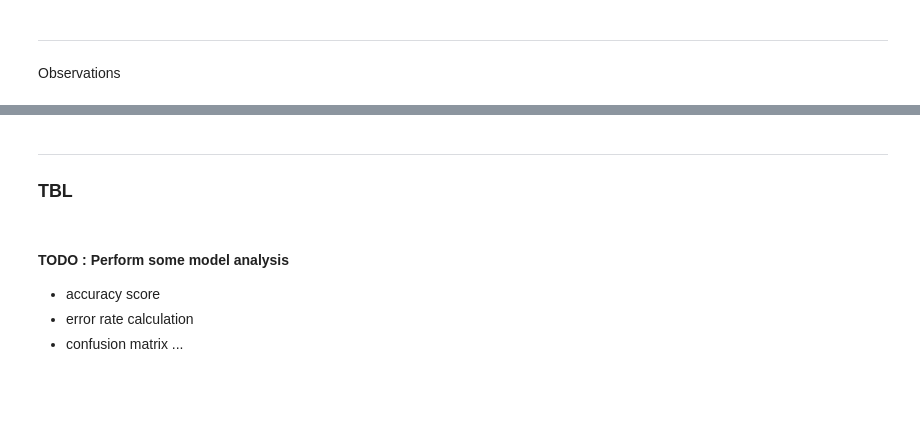
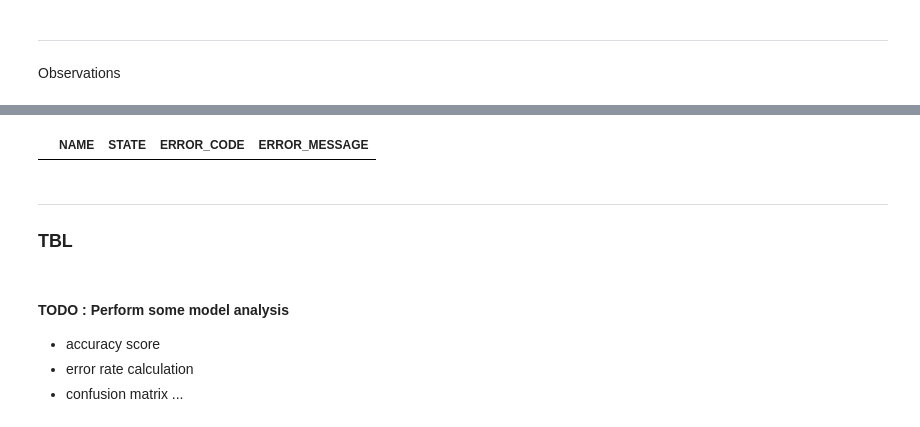
Before and after one commit to Snowflake-Labs/CMSgov-pricing-transparency, a Jupyter notebook: src/notebooks/v3_approach_udtf_dag.ipynb, the cells around one changed output, grey strips where cells are left out. Cells and saved outputs as stored; diff of their text form; code cells hidden in the pictures; blank space fills up the shorter version.

```diff
--- a/src/notebooks/v3_approach_udtf_dag.ipynb
+++ b/src/notebooks/v3_approach_udtf_dag.ipynb
@@ -133,7 +187,7 @@ Observations
 # %%
 # Monitor task to ensure that there are no errors
 
-dag_start_time = '2022-11-25 10:11:00'
+dag_start_time = '2022-12-04 07:58:00'
 print(f'DAG start time: {dag_start_time}')
 
 sql_stmt = f'''
@@ -143,8 +197,9 @@ select
     scheduled_time_range_start=>to_timestamp_ltz('{dag_start_time} -0500')
     ,ERROR_ONLY => TRUE
   ))
-  where state not in ('SUCCEEDED')
+  -- where state not in ('SUCCEEDED')
   order by state asc
 ;'''
 df = sp_session.sql(sql_stmt).to_pandas()
 display(df)
+# %% [output]
@@ -151,3 +207,4 @@ display(df)
+|  | NAME | STATE | ERROR_CODE | ERROR_MESSAGE |
 # %%
 sql_stmt = f'''
 select min(l.inserted_at) as started_at ,max(l.inserted_at) as latest
```
Also changed, not shown: parts of 7 cells of this notebook, 2 other files.
